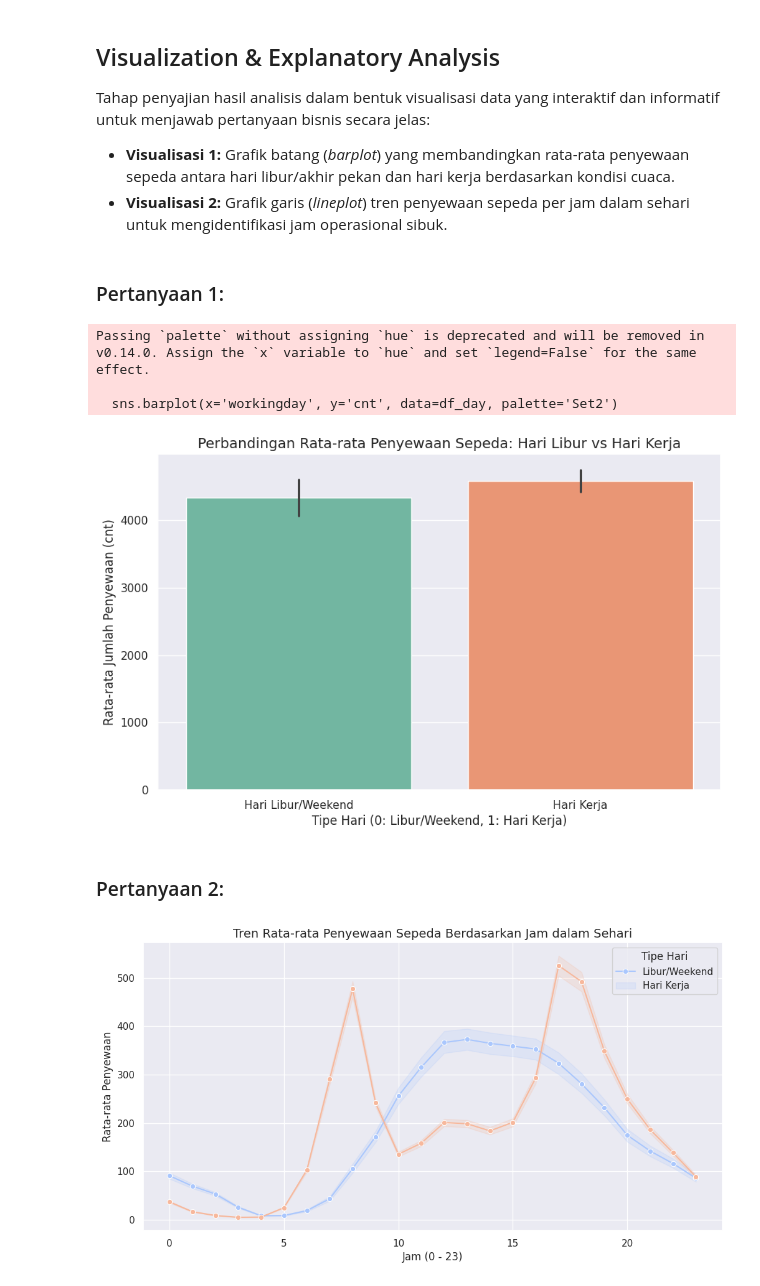
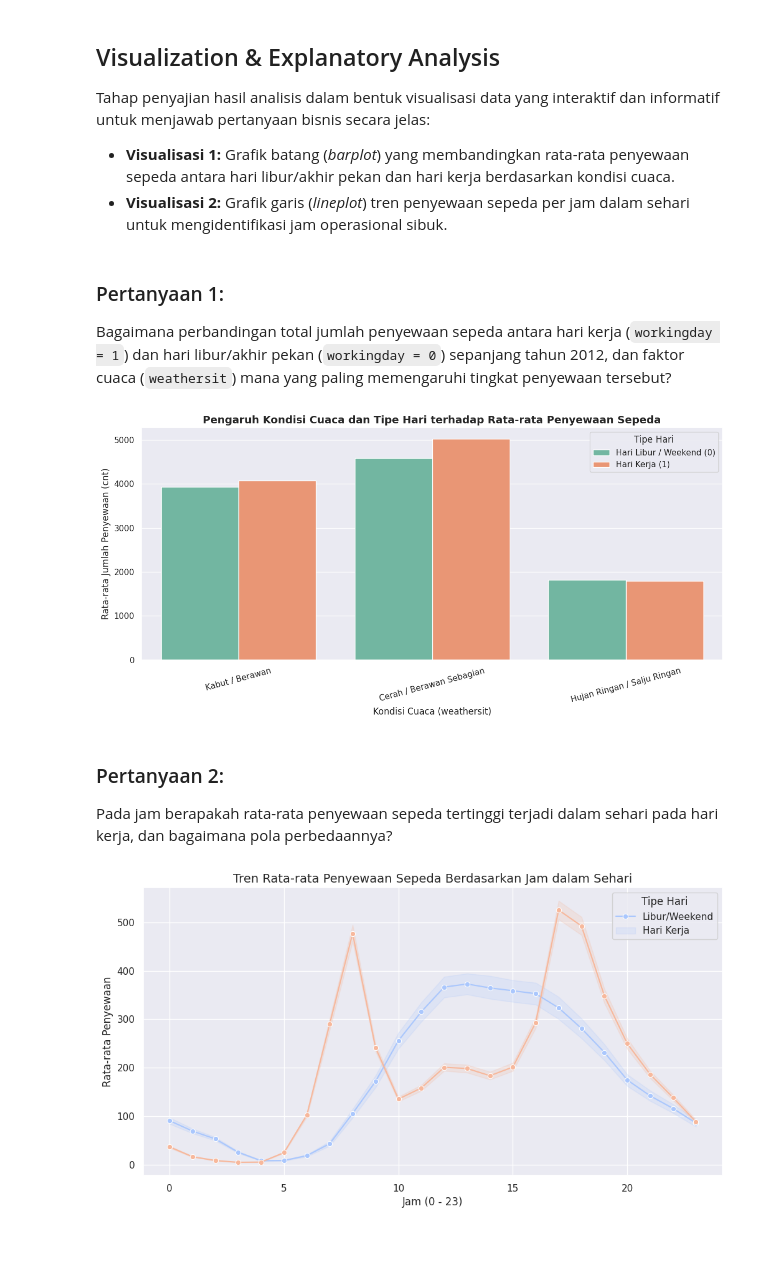
Before and after one commit to Eyzar/Dicoding-DataAnalyst, a Jupyter notebook: Eyzar_Hermanio_Proyek_Analisis_Data.ipynb, the cells around one changed output. Saved outputs shown, nothing was run; the diff lists cells and outputs as text; code cells hidden in the pictures; blank space fills up the shorter version.

```diff
--- a/Eyzar_Hermanio_Proyek_Analisis_Data.ipynb
+++ b/Eyzar_Hermanio_Proyek_Analisis_Data.ipynb
@@ -228,23 +228,41 @@ Rata-rata Penyewaan Berdasarkan Jam:
 Tahap penyajian hasil analisis dalam bentuk visualisasi data yang interaktif dan informatif untuk menjawab pertanyaan bisnis secara jelas:
 - **Visualisasi 1:** Grafik batang (*barplot*) yang membandingkan rata-rata penyewaan sepeda antara hari libur/akhir pekan dan hari kerja berdasarkan kondisi cuaca.
 - **Visualisasi 2:** Grafik garis (*lineplot*) tren penyewaan sepeda per jam dalam sehari untuk mengidentifikasi jam operasional sibuk.
-# %% [markdown]
-### Pertanyaan 1:
+# %% [markdown]
+### Pertanyaan 1:
+Bagaimana perbandingan total jumlah penyewaan sepeda antara hari kerja (`workingday = 1`) dan hari libur/akhir pekan (`workingday = 0`) sepanjang tahun 2012, dan faktor cuaca (`weathersit`) mana yang paling memengaruhi tingkat penyewaan tersebut?
 # %%
-plt.figure(figsize=(10, 6))
-sns.barplot(x='workingday', y='cnt', data=df_day, palette='Set2')
-plt.title('Perbandingan Rata-rata Penyewaan Sepeda: Hari Libur vs Hari Kerja', fontsize=14)
-plt.xlabel('Tipe Hari (0: Libur/Weekend, 1: Hari Kerja)', fontsize=12)
+# Memetakan label cuaca agar lebih mudah dibaca pada grafik
+weather_mapping = {
+    1: 'Cerah / Berawan Sebagian',
+    2: 'Kabut / Berawan',
+    3: 'Hujan Ringan / Salju Ringan'
+}
+df_day['weather_label'] = df_day['weathersit'].map(weather_mapping)
+
+# Membuat visualisasi barplot dengan hue='weathersit' atau menggunakan catplot/barplot kombinasi
+plt.figure(figsize=(12, 6))
+sns.barplot(
+    x='weather_label',
+    y='cnt',
+    hue='workingday',
+    data=df_day,
+    palette='Set2',
+    errorbar=None
+)
+
+plt.title('Pengaruh Kondisi Cuaca dan Tipe Hari terhadap Rata-rata Penyewaan Sepeda', fontsize=14, fontweight='bold')
+plt.xlabel('Kondisi Cuaca (weathersit)', fontsize=12)
 plt.ylabel('Rata-rata Jumlah Penyewaan (cnt)', fontsize=12)
-plt.xticks([0, 1], ['Hari Libur/Weekend', 'Hari Kerja'])
+plt.legend(title='Tipe Hari', labels=['Hari Libur / Weekend (0)', 'Hari Kerja (1)'])
+plt.xticks(rotation=15)
+plt.tight_layout()
 plt.show()
 # %% [output]
-Passing `palette` without assigning `hue` is deprecated and will be removed in v0.14.0. Assign the `x` variable to `hue` and set `legend=False` for the same effect.
-
-  sns.barplot(x='workingday', y='cnt', data=df_day, palette='Set2')
-[figure, old version]
+[figure, new version]
-# %% [markdown]
-### Pertanyaan 2:
+# %% [markdown]
+### Pertanyaan 2:
+Pada jam berapakah rata-rata penyewaan sepeda tertinggi terjadi dalam sehari pada hari kerja, dan bagaimana pola perbedaannya?
 # %%
 plt.figure(figsize=(12, 6))
 sns.lineplot(x='hr', y='cnt', data=df_hour, hue='workingday', marker='o', palette='coolwarm')
```
Also changed, not shown: parts of 3 cells of this notebook.
